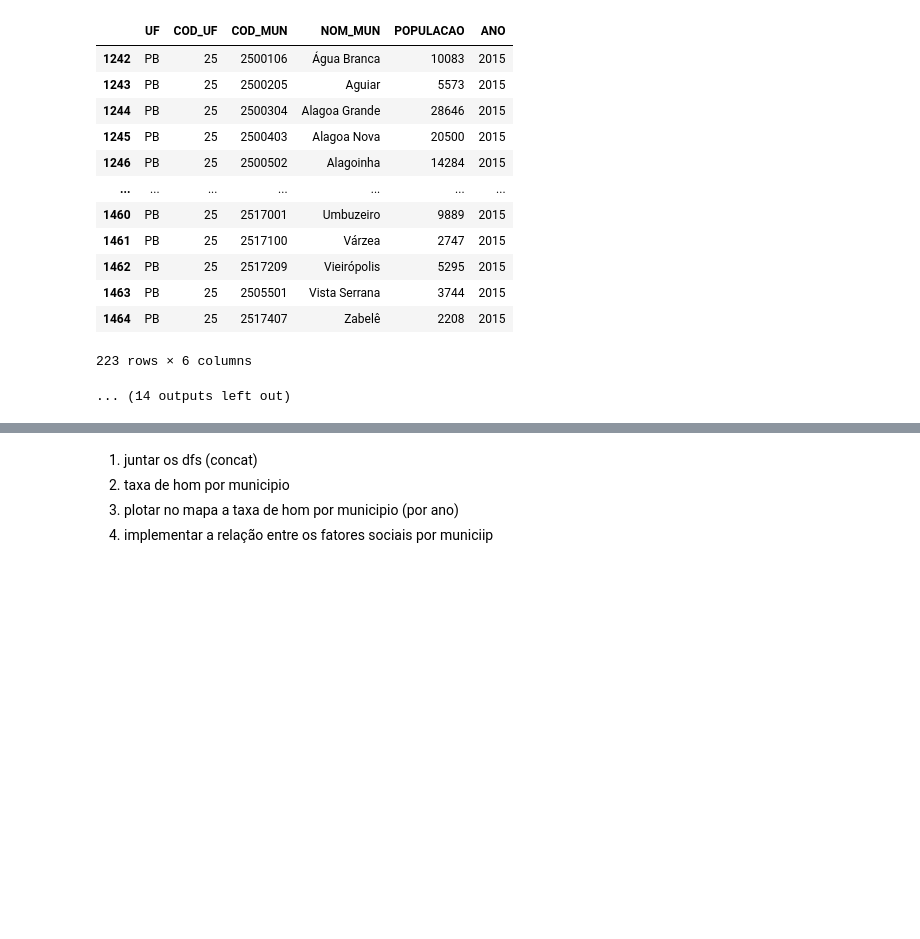
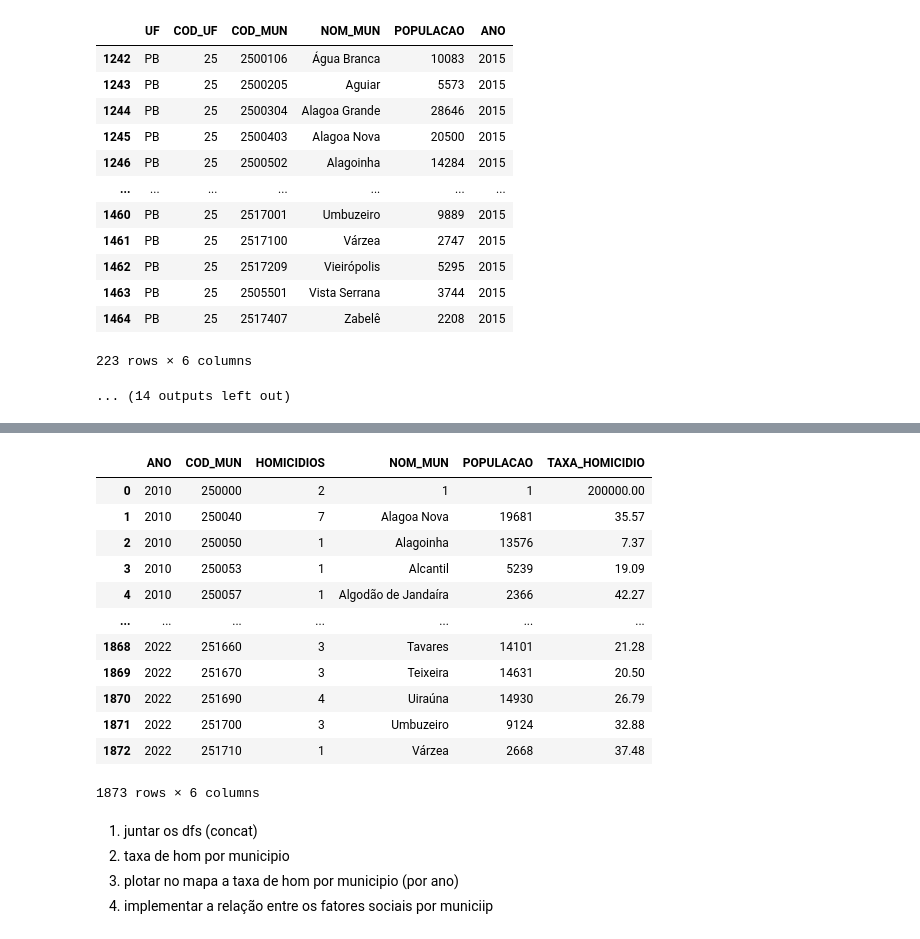
Before and after one commit to iagonmic/taxa-homicidio-pb, a Jupyter notebook: analise.ipynb, the cells around one changed output, grey strips where cells are left out. Saved outputs shown, nothing was run; the diff lists cells and outputs as text; code cells hidden in the pictures; blank space fills up the shorter version.

Commit message:
Calculando taxa de homicídio por municipio

```diff
--- a/analise.ipynb
+++ b/analise.ipynb
@@ -1103,0 +1115,24 @@ NameError: name 'municipios_paraiba' is not defined
+# %%
+taxa_mun['POPULACAO'] = taxa_mun['POPULACAO'].astype(str).str.replace(r'\(.*\)', '', regex=True)
+# %%
+taxa_mun['POPULACAO'] = taxa_mun['POPULACAO'].str.strip().astype(float)
+# %%
+taxa_mun['POPULACAO'] = taxa_mun['POPULACAO'].astype(int)
+# %%
+taxa_mun['TAXA_HOMICIDIO'] = round(((taxa_mun['HOMICIDIOS']/taxa_mun['POPULACAO']) * 100000), 2)
+# %%
+taxa_mun
+# %% [output]
+|  | ANO | COD_MUN | HOMICIDIOS | NOM_MUN | POPULACAO | TAXA_HOMICIDIO |
+| 0 | 2010 | 250000 | 2 | 1 | 1 | 200000.00 |
+| 1 | 2010 | 250040 | 7 | Alagoa Nova | 19681 | 35.57 |
+| 2 | 2010 | 250050 | 1 | Alagoinha | 13576 | 7.37 |
+| 3 | 2010 | 250053 | 1 | Alcantil | 5239 | 19.09 |
+| 4 | 2010 | 250057 | 1 | Algodão de Jandaíra | 2366 | 42.27 |
+| ... | ... | ... | ... | ... | ... | ... |
+| 1868 | 2022 | 251660 | 3 | Tavares | 14101 | 21.28 |
+| 1869 | 2022 | 251670 | 3 | Teixeira | 14631 | 20.50 |
+| 1870 | 2022 | 251690 | 4 | Uiraúna | 14930 | 26.79 |
+| 1871 | 2022 | 251700 | 3 | Umbuzeiro | 9124 | 32.88 |
+| 1872 | 2022 | 251710 | 1 | Várzea | 2668 | 37.48 |
+1873 rows × 6 columns
```
Also changed, not shown: parts of 11 cells of this notebook, 1 other file.
